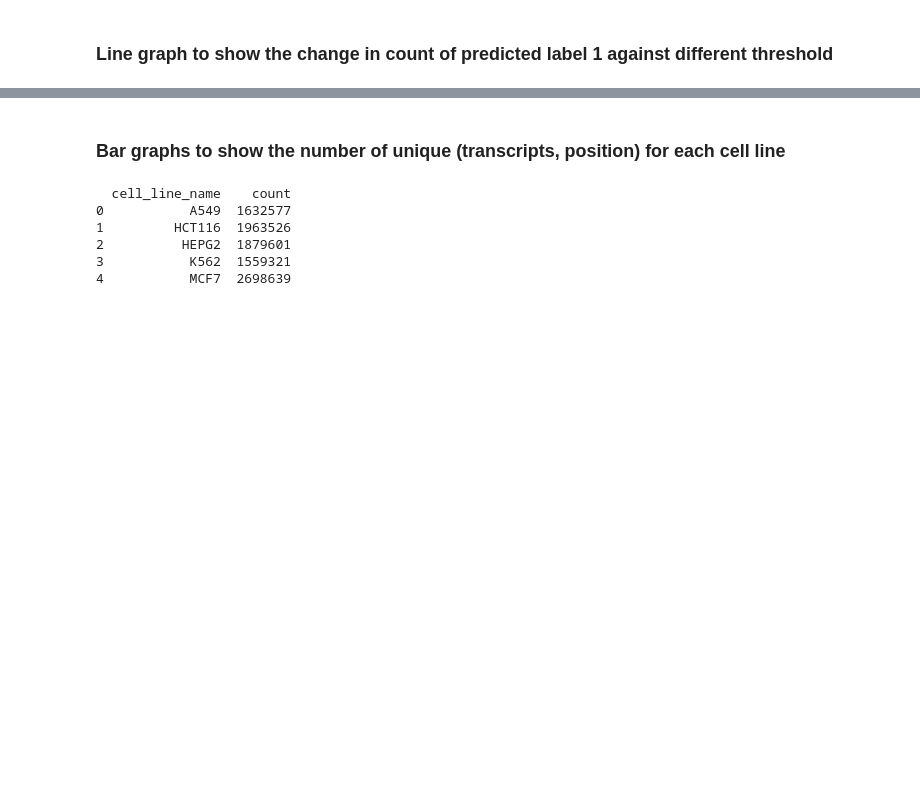
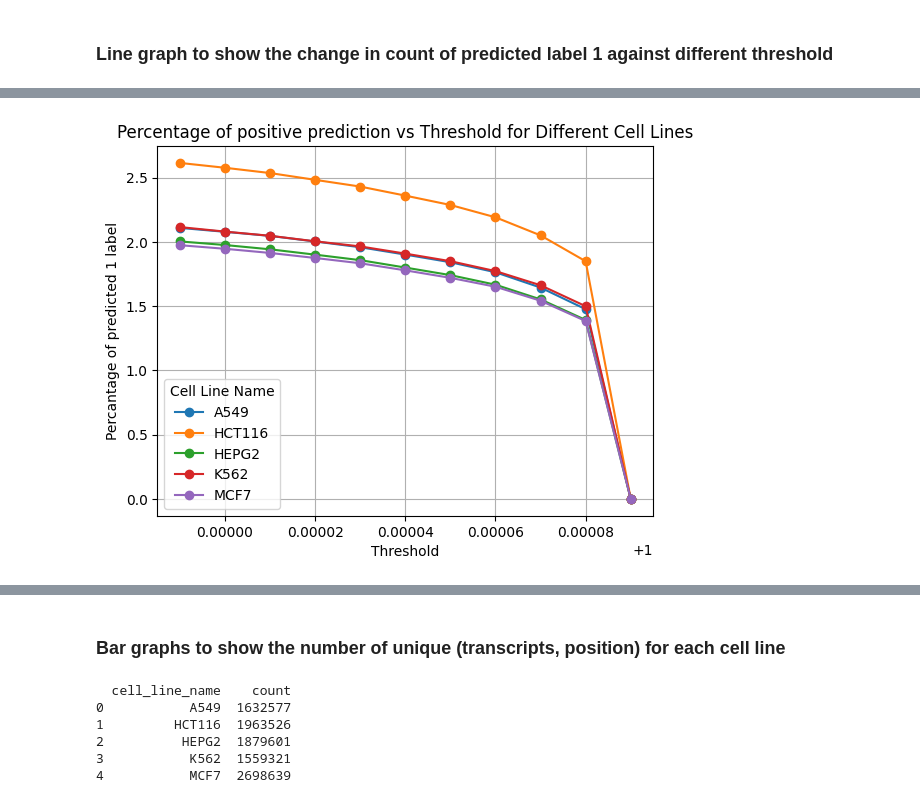
Before and after one commit to OYL02/helix4262, a Jupyter notebook: notebooks/task2.ipynb, the cells around one changed output, grey strips where cells are left out. Saved outputs shown, nothing was run; the diff lists cells and outputs as text; code cells hidden in the pictures; blank space fills up the shorter version.

```diff
--- a/notebooks/task2.ipynb
+++ b/notebooks/task2.ipynb
@@ -171,9 +206,9 @@ Index(['nucleotide_seq', 'dwelling_time_min1', 'sd_min1', 'mean_min1',
 ### Line graph to show the change in count of predicted label 1 against different threshold
 # %%
 pred_df = pd.read_csv("../dataset/pred_merged.csv")
-thresholds = list(np.arange(0.1, 1.1, 0.1))
+thresholds = list(np.arange(0.99990, 1.00001, 0.00001))
 thresholds_name_list = []
-y = 1
+y = 9999
 for i in thresholds:
     pred_df[f"{y}"] = pred_df['score'].apply(lambda x: 1 if x >= i else 0)
     thresholds_name_list.append(f"{y}")
@@ -202,0 +261,16 @@ print(melt_df)
+# %%
+for cell_line in count_df['cell_line_name'].unique():
+    subset = count_df[count_df['cell_line_name'] == cell_line]
+    plt.plot(subset['threshold'], subset['percentage'], marker='o', label=cell_line)
+
+# Adding labels and title
+plt.xlabel('Threshold')
+plt.ylabel('Percantage of predicted 1 label')
+plt.title('Percentage of positive prediction vs Threshold for Different Cell Lines')
+plt.legend(title='Cell Line Name')
+plt.grid()
+
+# Show the plot
+plt.show()
+# %% [output]
+[figure, added]
```
Also changed, not shown: parts of 19 cells of this notebook.
